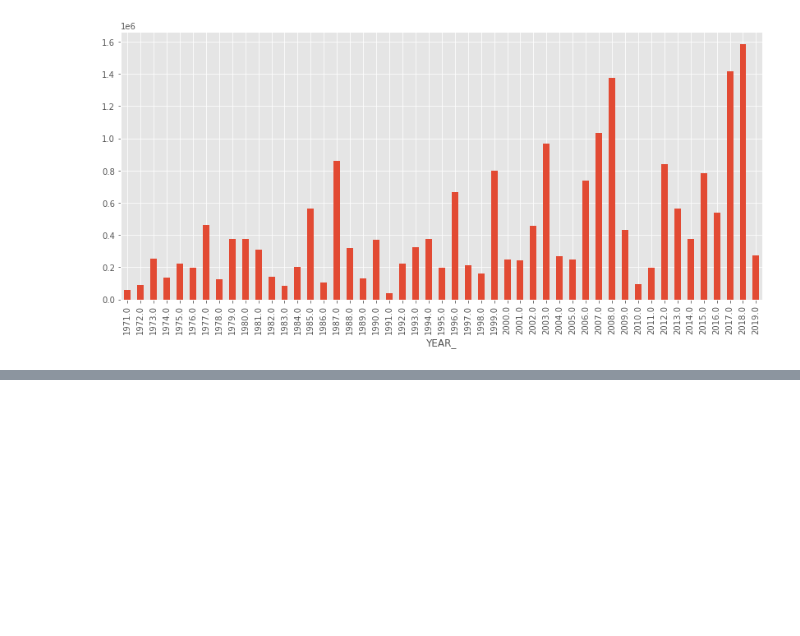
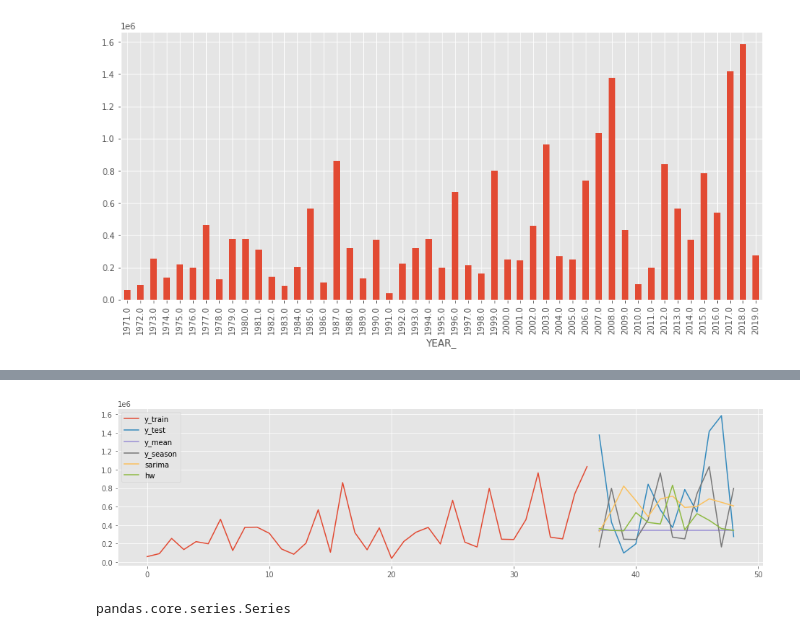
Before and after one commit to jefremides/Project_5, a Jupyter notebook: claire_data_cleaning_acres.ipynb, the cells around one changed output, grey strips where cells are left out. Saved outputs shown, nothing was run; the diff lists cells and outputs as text; code cells hidden in the pictures; blank space fills up the shorter version.

```diff
--- a/claire_data_cleaning_acres.ipynb
+++ b/claire_data_cleaning_acres.ipynb
@@ -62,0 +126,9 @@ acres_df.groupby('YEAR_')['GIS_ACRES'].sum().plot(kind='bar');
+# %%
+plot_ys(y_train, y_test, y_preds_mean, y_preds_season, y_preds_sarima, y_preds_hw,
+        labels=['y_train', 'y_test', 'y_mean', 'y_season', 'sarima', 'hw']);
+# %% [output]
+[figure, added]
+# %%
+type(y)
+# %% [output]
+pandas.core.series.Series
```
Also changed, not shown: parts of 16 cells of this notebook, 2 other files.
